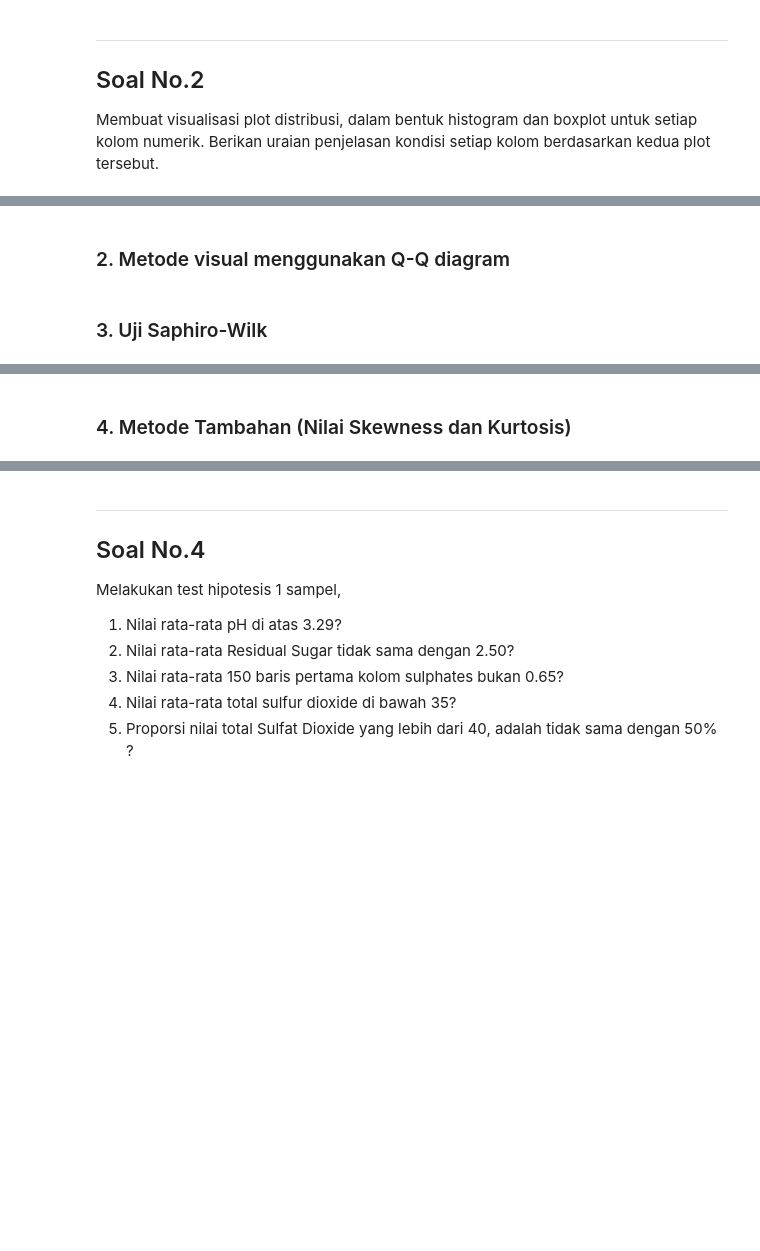
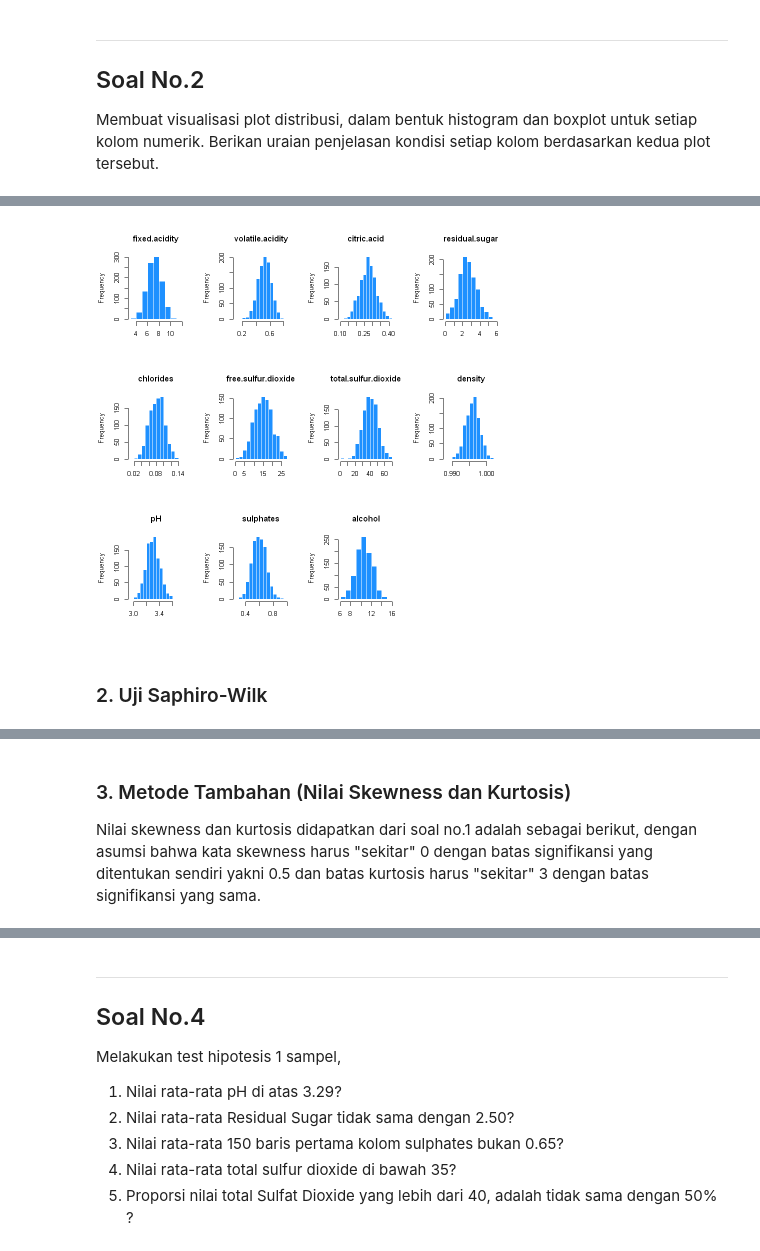
Before and after one commit to NicholasLiem/IF2220_TugasBesar_1_HypothesisTesting, a Jupyter notebook: solution/solution.ipynb, the cells around one changed output, grey strips where cells are left out. Cells and saved outputs as stored; diff of their text form; code cells hidden in the pictures; blank space fills up the shorter version.

```diff
--- a/solution/solution.ipynb
+++ b/solution/solution.ipynb
@@ -125,7 +182,13 @@ Sumber: https://www.statology.org/test-for-normality-in-r/
-# %% [markdown]
-### 2. Metode visual menggunakan Q-Q diagram
+# %%
+# Bentuk-bentuk pesebaran data setiap kolom
+par(mfrow=c(3, 4))
+for (i in 1:11) {
+  hist(data_anggur[,i], main = colnames(data_anggur)[i], xlab = "", col = "dodgerblue", border = "white")
+}
+# %% [output]
+[figure, added]
 # %% [markdown]
-### 3. Uji Saphiro-Wilk
+### 2. Uji Saphiro-Wilk
 # %%
 for(i in 1:11) {
   significance_level <- 0.05
@@ -149,2 +212,6 @@ for(i in 1:11) {
 # %% [markdown]
-### 4. Metode Tambahan (Nilai Skewness dan Kurtosis)
+### 3. Metode Tambahan (Nilai Skewness dan Kurtosis)
+
+Nilai skewness dan kurtosis didapatkan dari soal no.1 adalah sebagai berikut,
+dengan asumsi bahwa kata skewness harus "sekitar" 0 dengan batas signifikansi yang ditentukan sendiri yakni 0.5 dan
+batas kurtosis harus "sekitar" 3 dengan batas signifikansi yang sama.
```
Also changed, not shown: parts of 8 cells of this notebook.
